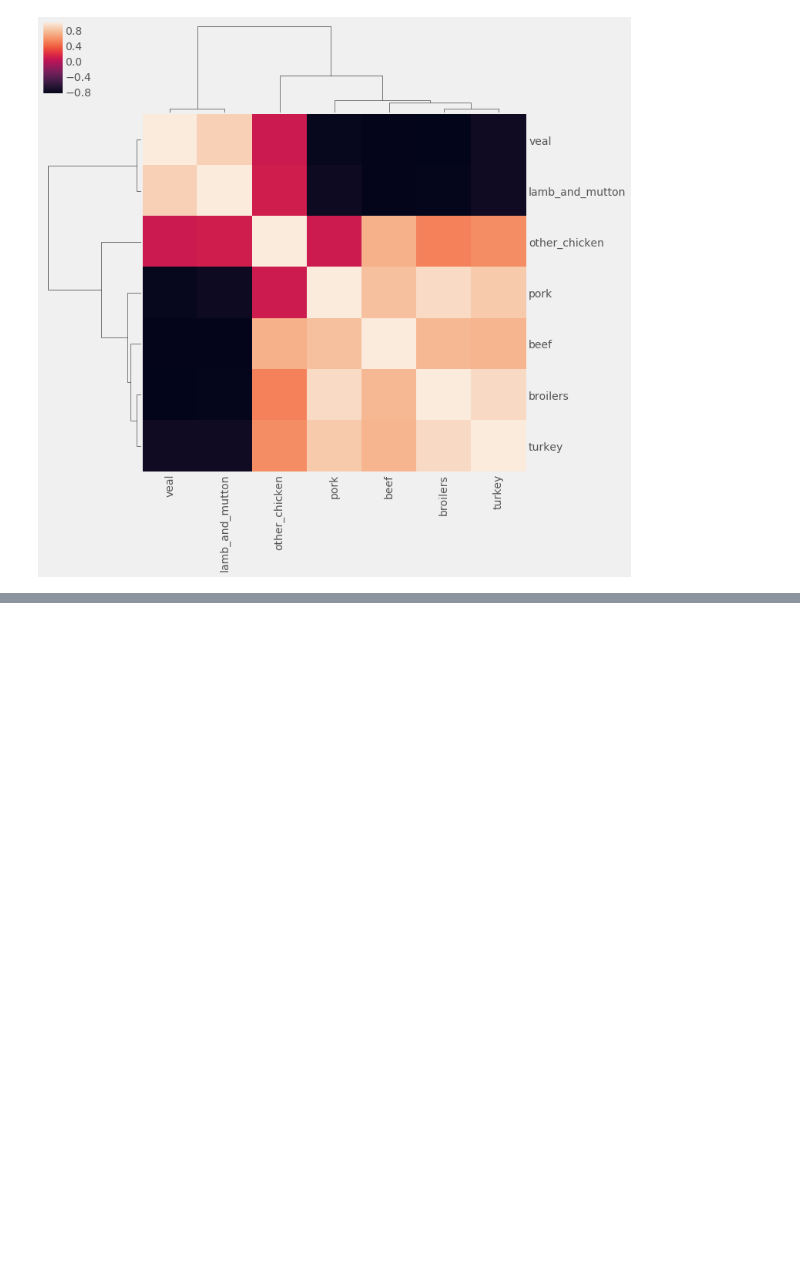
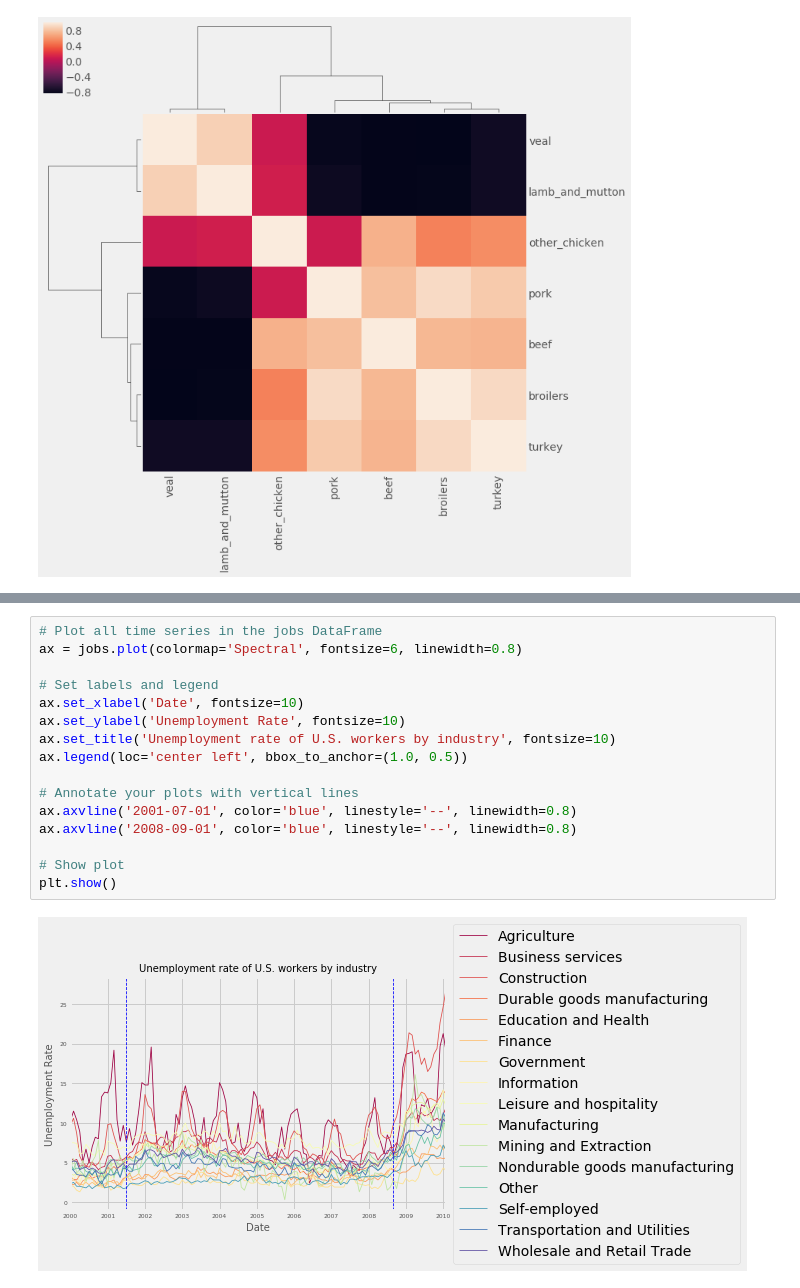
Before and after one commit to SANYAM1996/scatter-plotter, a Jupyter notebook: Datacamp/TIMESERIES_VISUAL.ipynb, the cells around one changed output, grey strips where cells are left out. Drawn from its saved outputs; the diff is of its cells as text; blank space fills up the shorter version.

```diff
--- a/Datacamp/TIMESERIES_VISUAL.ipynb
+++ b/Datacamp/TIMESERIES_VISUAL.ipynb
@@ -626,0 +741,18 @@ plt.show()
+# %%
+# Plot all time series in the jobs DataFrame
+ax = jobs.plot(colormap='Spectral', fontsize=6, linewidth=0.8)
+
+# Set labels and legend
+ax.set_xlabel('Date', fontsize=10)
+ax.set_ylabel('Unemployment Rate', fontsize=10)
+ax.set_title('Unemployment rate of U.S. workers by industry', fontsize=10)
+ax.legend(loc='center left', bbox_to_anchor=(1.0, 0.5))
+
+# Annotate your plots with vertical lines
+ax.axvline('2001-07-01', color='blue', linestyle='--', linewidth=0.8)
+ax.axvline('2008-09-01', color='blue', linestyle='--', linewidth=0.8)
+
+# Show plot
+plt.show()
+# %% [output]
+[figure, added]
```
Also changed, not shown: parts of 9 cells of this notebook.
